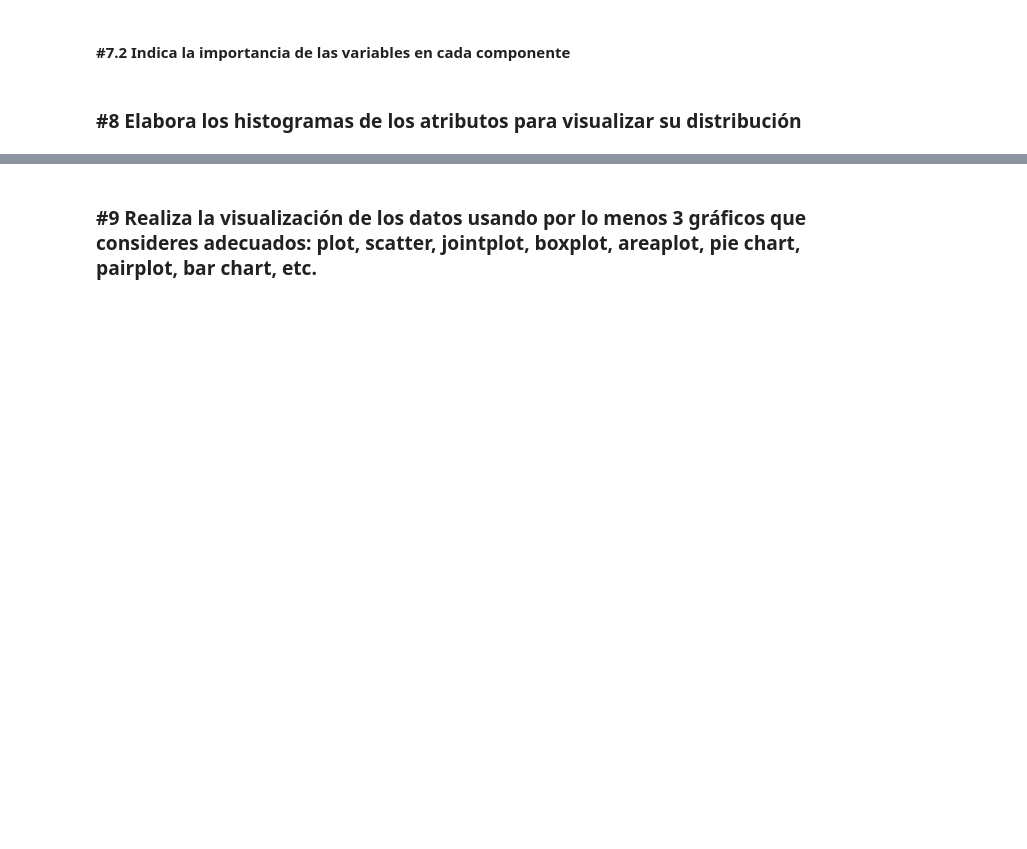
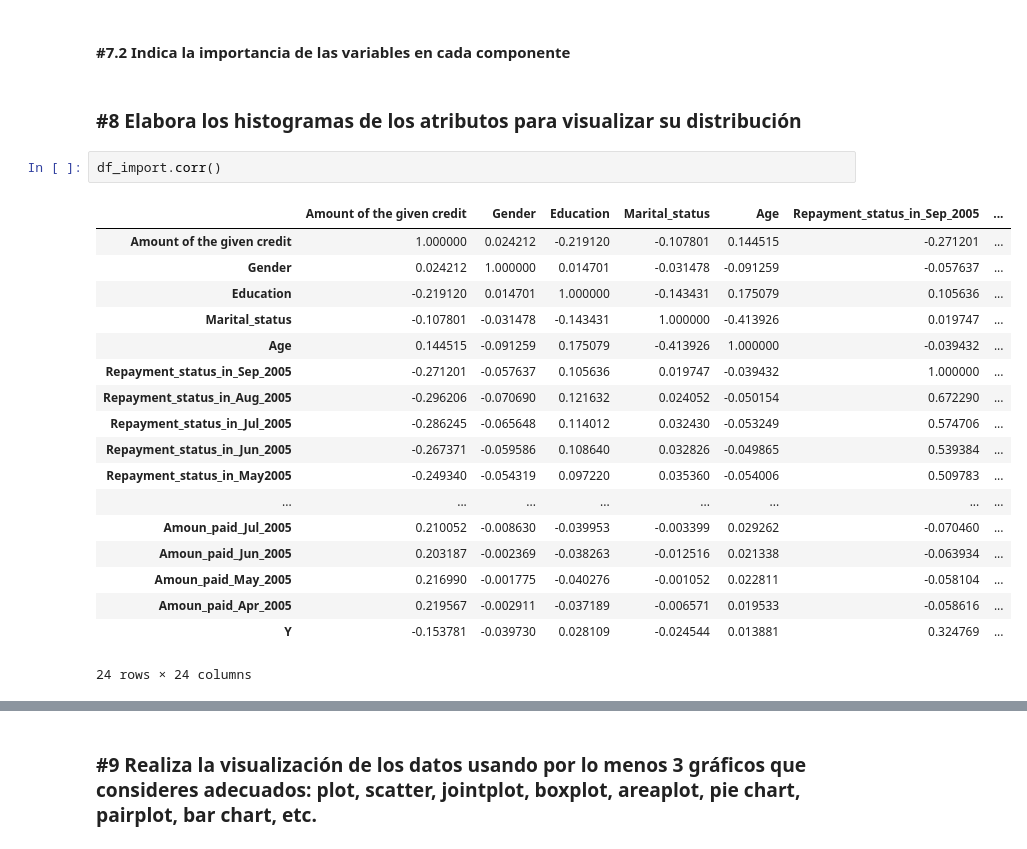
Before and after one commit to PosgradoMNA/actividades-de-aprendizaje-A01793546-Ariel-Corral-Leon, a Jupyter notebook: Actividad_Sem_6_Visualizacion_A01793546.ipynb, the cells around one changed output, grey strips where cells are left out. Cells and saved outputs as stored; diff of their text form; blank space fills up the shorter version.

```diff
--- a/Actividad_Sem_6_Visualizacion_A01793546.ipynb
+++ b/Actividad_Sem_6_Visualizacion_A01793546.ipynb
@@ -495,4 +495,25 @@ pcsSummary_df_imp
 #### #7.2 Indica la importancia de las variables en cada componente
 # %% [markdown]
 ### #8 Elabora los histogramas de los atributos para visualizar su distribución
+# %%
+df_import.corr()
+# %% [output]
+|  | Amount of the given credit | Gender | Education | Marital_status | Age | Repayment_status_in_Sep_2005 | ... |
+| Amount of the given credit | 1.000000 | 0.024212 | -0.219120 | -0.107801 | 0.144515 | -0.271201 | ... |
+| Gender | 0.024212 | 1.000000 | 0.014701 | -0.031478 | -0.091259 | -0.057637 | ... |
+| Education | -0.219120 | 0.014701 | 1.000000 | -0.143431 | 0.175079 | 0.105636 | ... |
+| Marital_status | -0.107801 | -0.031478 | -0.143431 | 1.000000 | -0.413926 | 0.019747 | ... |
+| Age | 0.144515 | -0.091259 | 0.175079 | -0.413926 | 1.000000 | -0.039432 | ... |
+| Repayment_status_in_Sep_2005 | -0.271201 | -0.057637 | 0.105636 | 0.019747 | -0.039432 | 1.000000 | ... |
+| Repayment_status_in_Aug_2005 | -0.296206 | -0.070690 | 0.121632 | 0.024052 | -0.050154 | 0.672290 | ... |
+| Repayment_status_in_Jul_2005 | -0.286245 | -0.065648 | 0.114012 | 0.032430 | -0.053249 | 0.574706 | ... |
+| Repayment_status_in_Jun_2005 | -0.267371 | -0.059586 | 0.108640 | 0.032826 | -0.049865 | 0.539384 | ... |
+| Repayment_status_in_May2005 | -0.249340 | -0.054319 | 0.097220 | 0.035360 | -0.054006 | 0.509783 | ... |
+| ... | ... | ... | ... | ... | ... | ... | ... |
+| Amoun_paid_Jul_2005 | 0.210052 | -0.008630 | -0.039953 | -0.003399 | 0.029262 | -0.070460 | ... |
+| Amoun_paid_Jun_2005 | 0.203187 | -0.002369 | -0.038263 | -0.012516 | 0.021338 | -0.063934 | ... |
+| Amoun_paid_May_2005 | 0.216990 | -0.001775 | -0.040276 | -0.001052 | 0.022811 | -0.058104 | ... |
+| Amoun_paid_Apr_2005 | 0.219567 | -0.002911 | -0.037189 | -0.006571 | 0.019533 | -0.058616 | ... |
+| Y | -0.153781 | -0.039730 | 0.028109 | -0.024544 | 0.013881 | 0.324769 | ... |
+24 rows × 24 columns
 # %%
```
Also changed, not shown: parts of 1 cell of this notebook.
